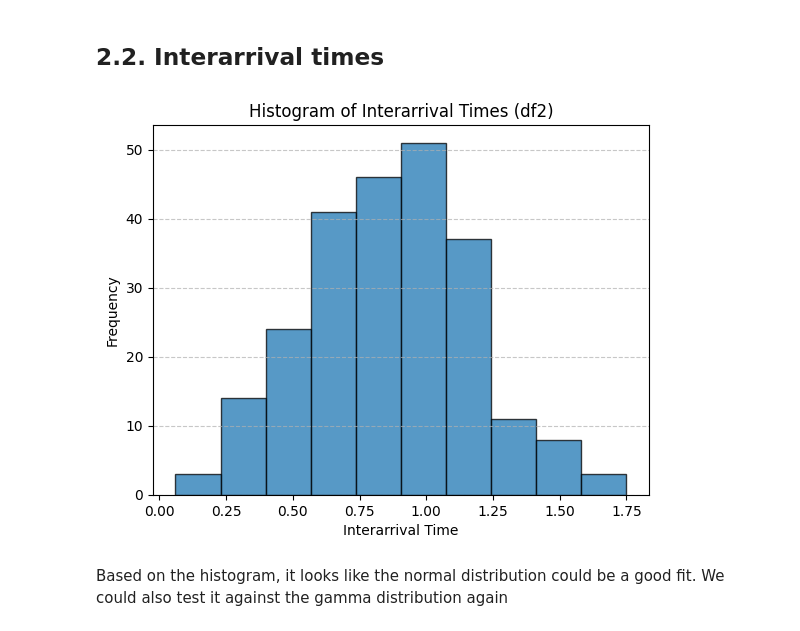
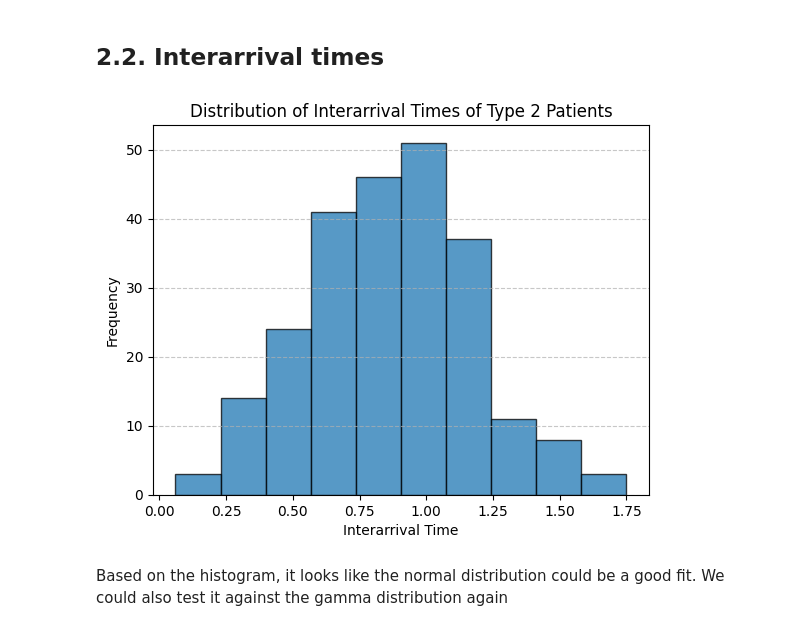
Before and after one commit to ashademeij/MRI-Facilities-Scheduling, a Jupyter notebook: DataAnalysis.ipynb, the cells around one changed output. Drawn from its saved outputs; the diff is of its cells as text; code cells hidden in the pictures.

Commit message:
updated titles

```diff
--- a/DataAnalysis.ipynb
+++ b/DataAnalysis.ipynb
@@ -284,13 +284,13 @@ for i in range(numRows - 1):
 interArrivals2 = np.array(interArrivals2)
 # %%
 plt.hist(interArrivals2, bins=10, edgecolor="black", alpha=0.75)
-plt.title("Histogram of Interarrival Times (df2)")
+plt.title("Distribution of Interarrival Times of Type 2 Patients")
 plt.xlabel("Interarrival Time")
 plt.ylabel("Frequency")
 plt.grid(axis='y', linestyle='--', alpha=0.7)
 plt.show()
 # %% [output]
-[figure, old version]
+[figure, new version]
 # %% [markdown]
 Based on the histogram, it looks like the normal distribution could be a good fit. We could also test it against the gamma distribution again
 # %%
```
Also changed, not shown: parts of 2 cells of this notebook.
